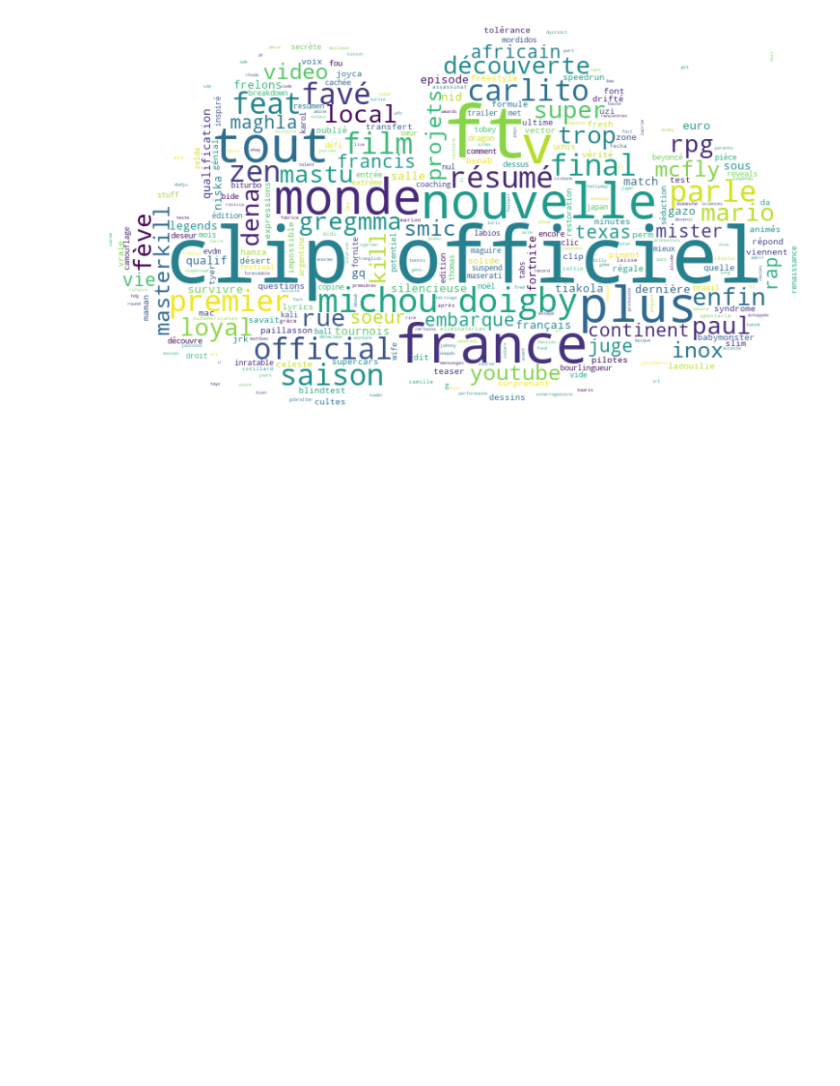
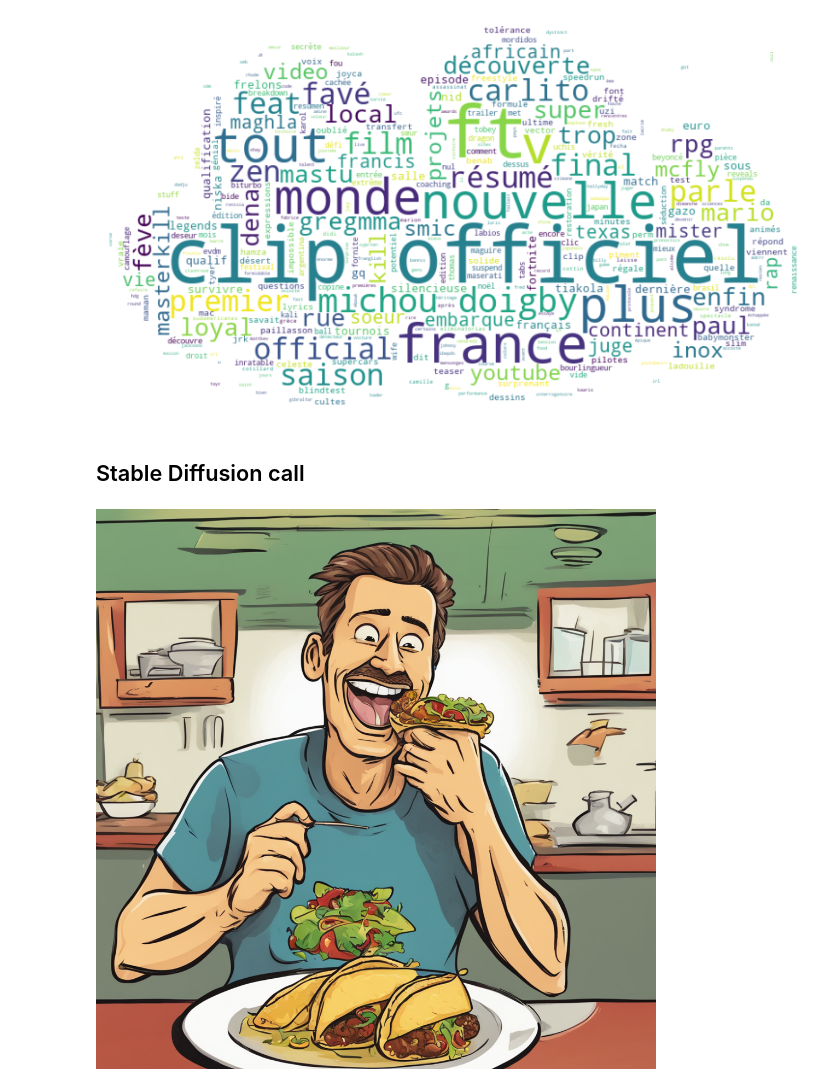
Before and after one commit to Yedson54/YouTrend, a Jupyter notebook: demos/nlp_analysis.ipynb, the cells around one changed output. Cells and saved outputs as stored; diff of their text form; code cells hidden in the pictures; blank space fills up the shorter version.

Commit message:
stable diffusion generation PoC

```diff
--- a/demos/nlp_analysis.ipynb
+++ b/demos/nlp_analysis.ipynb
@@ -35,3 +35,5 @@ wc = gen_wordcloud(' '.join(words), mask=mask)
 plot_wc(wc)
 # %% [output]
 [figure]
+# %% [markdown]
+## Stable Diffusion call
@@ -37,0 +43,13 @@ plot_wc(wc)
+# %%
+pipeline = StableDiffusionGeneration()
+# %%
+prompt = "Cartoon of a cheerful man eating a Mexican taco"
+generated_image = pipeline.generate_image(prompt)
+# %%
+image_path = "../assets/images/test_generated_image.png"
+pipeline.save_image(generated_image, image_path)
+
+generated_image = Image.open(image_path)
+generated_image.show()
+# %% [output]
+[figure, added]
```
Also changed, not shown: parts of 1 cell of this notebook, 3 other files.
